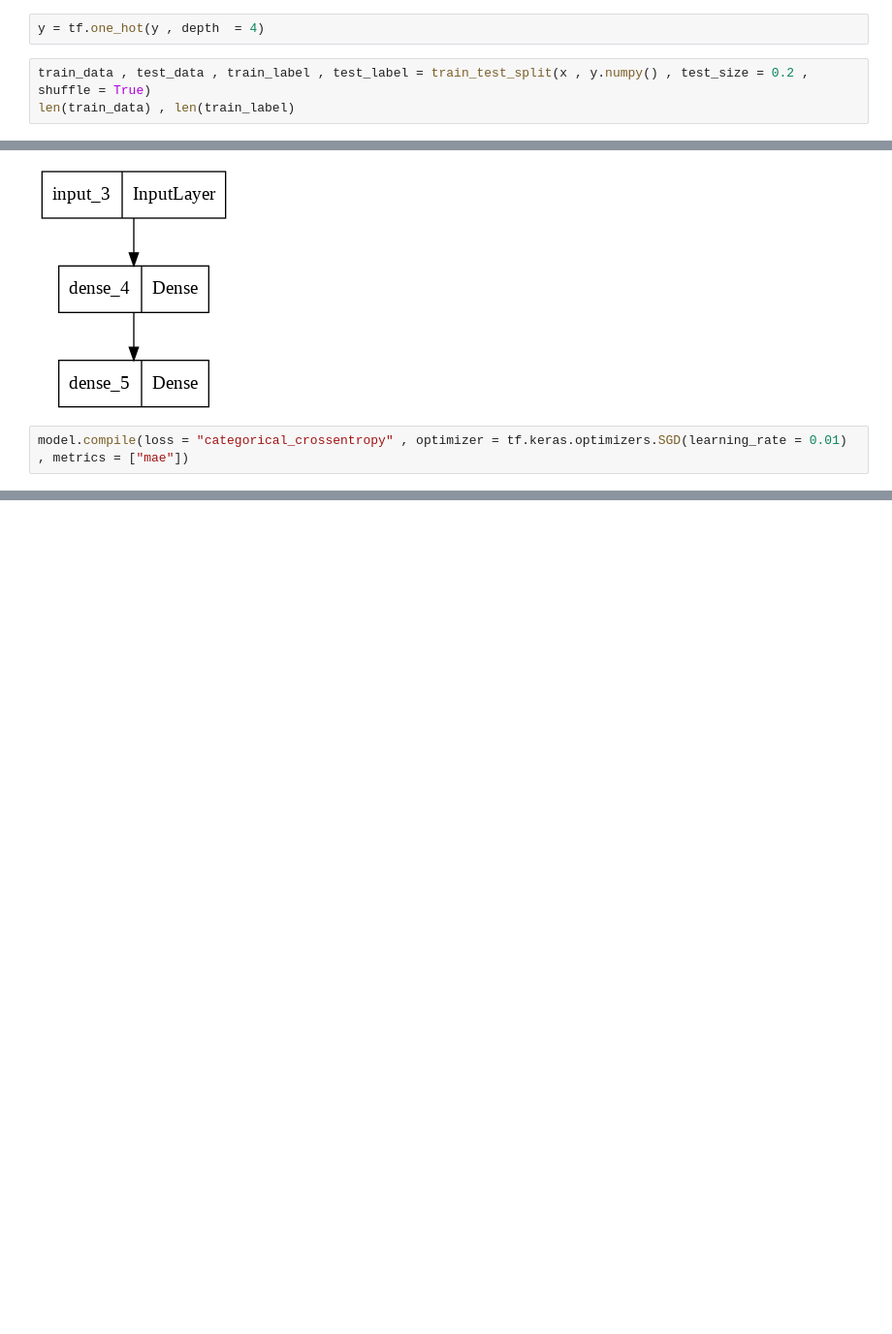
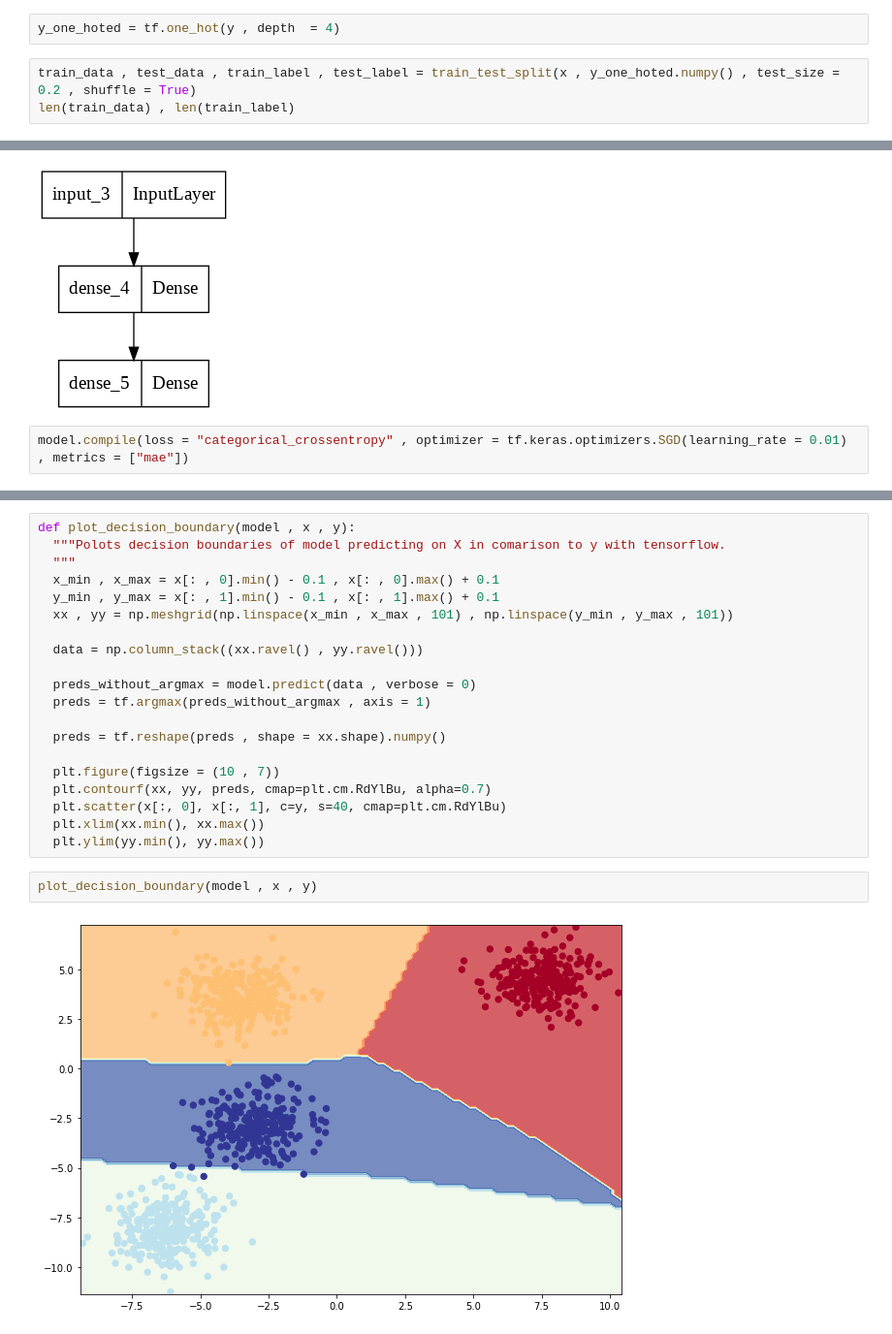
Before and after one commit to mohammadAliMkh/Tensorflow, a Jupyter notebook: multiClassClassification.ipynb, the cells around one changed output, grey strips where cells are left out. Shown at 97% size. Cells and saved outputs as stored; diff of their text form; blank space fills up the shorter version.

Commit message:
re-write plot_decision_boundary method for tensorflow-model

```diff
--- a/multiClassClassification.ipynb
+++ b/multiClassClassification.ipynb
@@ -20,7 +20,7 @@ plt.scatter(x[: , 0] , x[: , 1] , c = y , cmap = plt.cm.RdYlBu)
 # %%
-y = tf.one_hot(y , depth  = 4)
+y_one_hoted = tf.one_hot(y , depth  = 4)
 # %%
-train_data , test_data , train_label , test_label = train_test_split(x , y.numpy() , test_size = 0.2 , shuffle = True)
+train_data , test_data , train_label , test_label = train_test_split(x , y_one_hoted.numpy() , test_size = 0.2 , shuffle = True)
 len(train_data) , len(train_label)
 # %% [output]
 (800, 800)
@@ -79,0 +86,24 @@ else:
+# %%
+def plot_decision_boundary(model , x , y):
+  """Polots decision boundaries of model predicting on X in comarison to y with tensorflow.
+  """
+  x_min , x_max = x[: , 0].min() - 0.1 , x[: , 0].max() + 0.1
+  y_min , y_max = x[: , 1].min() - 0.1 , x[: , 1].max() + 0.1
+  xx , yy = np.meshgrid(np.linspace(x_min , x_max , 101) , np.linspace(y_min , y_max , 101))
+
+  data = np.column_stack((xx.ravel() , yy.ravel()))
+
+  preds_without_argmax = model.predict(data , verbose = 0)
+  preds = tf.argmax(preds_without_argmax , axis = 1)
+
+  preds = tf.reshape(preds , shape = xx.shape).numpy()
+
+  plt.figure(figsize = (10 , 7))
+  plt.contourf(xx, yy, preds, cmap=plt.cm.RdYlBu, alpha=0.7)
+  plt.scatter(x[:, 0], x[:, 1], c=y, s=40, cmap=plt.cm.RdYlBu)
+  plt.xlim(xx.min(), xx.max())
+  plt.ylim(yy.min(), yy.max())
+# %%
+plot_decision_boundary(model , x , y)
+# %% [output]
+[figure, added]
```
Also changed, not shown: parts of 6 cells of this notebook.
